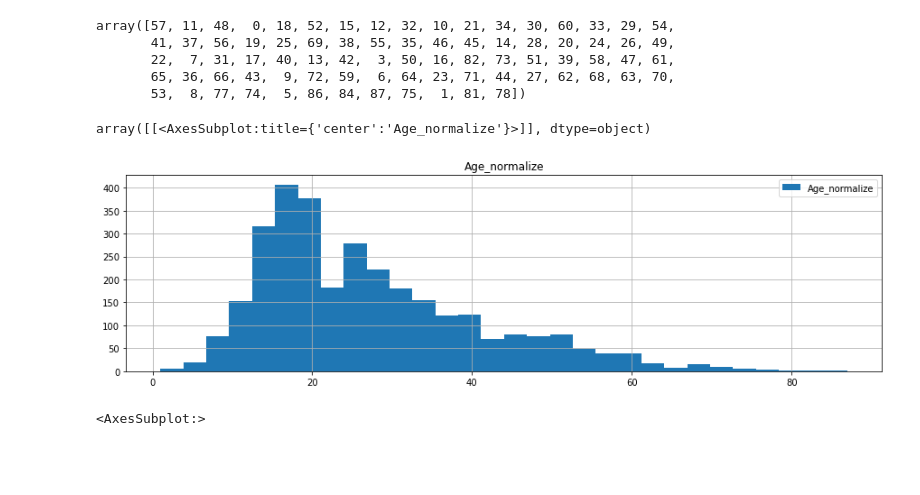
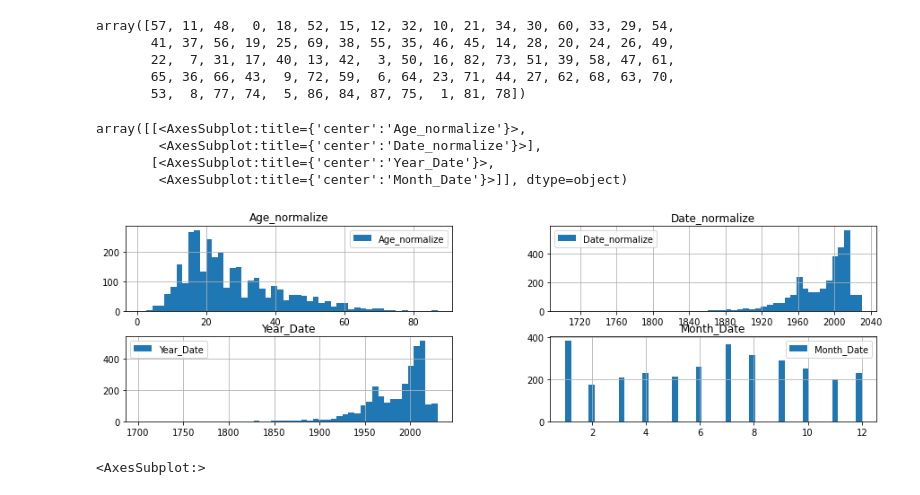
Before and after one commit to Humberthor/primer_proyecto_DAPT, a Jupyter notebook: codigo_proyecto/Proyect_Main_2.ipynb, the cells around one changed output. Saved outputs shown, nothing was run; the diff lists cells and outputs as text; code cells hidden in the pictures; blank space fills up the shorter version.

Commit message:
añadidos scatter

```diff
--- a/codigo_proyecto/Proyect_Main_2.ipynb
+++ b/codigo_proyecto/Proyect_Main_2.ipynb
@@ -5,9 +5,9 @@ import seaborn as sns
 import matplotlib
 # import country_converter as coco
 # %%
-#df = pd.read_csv(r"C:\Users\simbi\Ironhack\Proyecto\datos_proyecto\attacks.csv", encoding ="unicode_escape")
+df = pd.read_csv(r"C:\Users\simbi\Ironhack\Proyecto\datos_proyecto\attacks.csv", encoding ="unicode_escape")
 
-df = pd.read_csv(r"C:\Users\nuc_humbertore\Ironhack\primer_proyecto_DAPT\datos_proyecto\attacks.csv", encoding ="unicode_escape")
+#df = pd.read_csv(r"C:\Users\nuc_humbertore\Ironhack\primer_proyecto_DAPT\datos_proyecto\attacks.csv", encoding ="unicode_escape")
 # %% [markdown]
 # Limpieza de los datos
 # %% [markdown]
@@ -161,8 +163,11 @@ array([57, 11, 48,  0, 18, 52, 15, 12, 32, 10, 21, 34, 30, 60, 33, 29, 54,
 # %%
-df[df["Age_normalize"] > 0].hist(legend=True,bins=30, figsize = [15,4])
+df[df["Age_normalize"] > 0].hist(legend=True,bins=50, figsize = [15,4])
 # %% [output]
-array([[<AxesSubplot:title={'center':'Age_normalize'}>]], dtype=object)
+array([[<AxesSubplot:title={'center':'Age_normalize'}>,
+        <AxesSubplot:title={'center':'Date_normalize'}>],
+       [<AxesSubplot:title={'center':'Year_Date'}>,
+        <AxesSubplot:title={'center':'Month_Date'}>]], dtype=object)
-[figure, old version]
+[figure, new version]
 # %%
 df[df["Age_normalize"] > 0].boxplot(figsize=(5,10))
 # %% [output]
```
Also changed, not shown: parts of 42 cells of this notebook.
